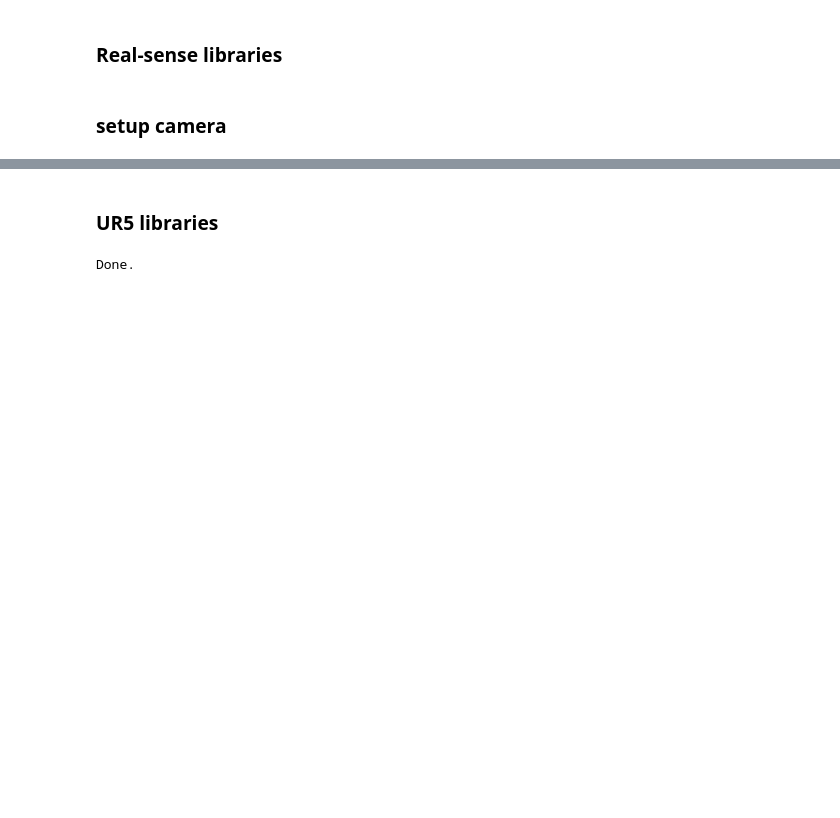
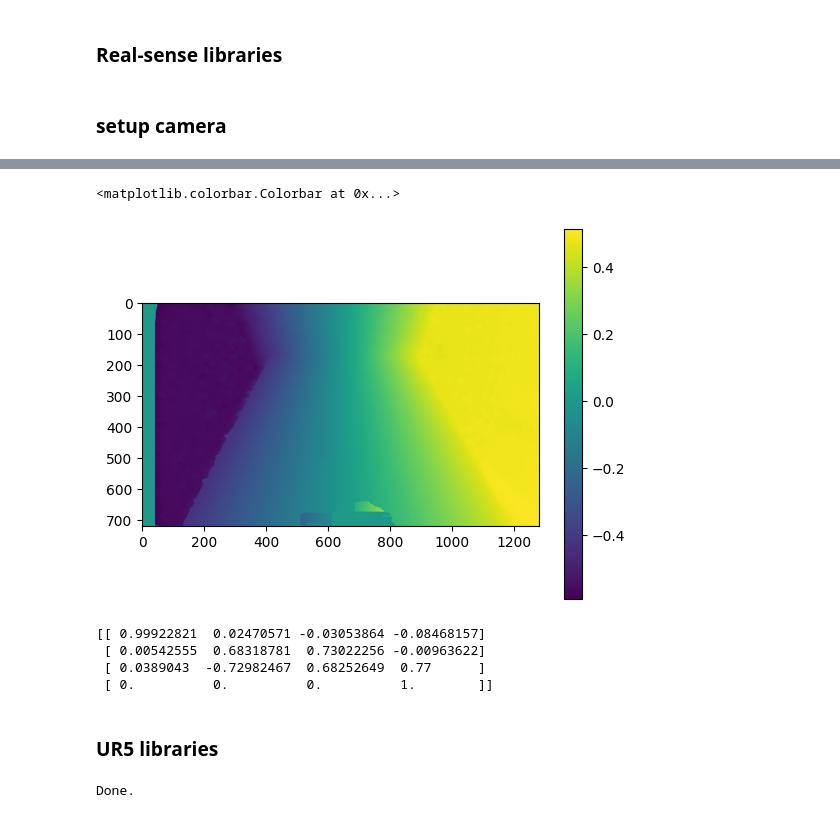
Before and after one commit to park-sangbeom/rgbd-camera-usage, a Jupyter notebook: realsense/demo/09_03_calibration.ipynb, the cells around one changed output, grey strips where cells are left out. Cells and saved outputs as stored; diff of their text form; code cells hidden in the pictures; blank space fills up the shorter version.

```diff
--- a/realsense/demo/09_03_calibration.ipynb
+++ b/realsense/demo/09_03_calibration.ipynb
@@ -178,2 +400,8 @@ RuntimeError: Couldn't resolve requests
+# %%
+plt.imshow(img_xyz_clipped_filled[:,:,1])
+plt.colorbar()
+# %% [output]
+<matplotlib.colorbar.Colorbar at 0x...>
+[figure, added]
 # %%
 img_copy = copy.deepcopy(color_image)
@@ -181,3 +409,10 @@ get_apriltag_pose(img_copy, depth_image_unfilled, intrinsic_matrix=intrinsic_mat
+# %%
+print(T_tag)
+# %% [output]
+[[ 0.99922821  0.02470571 -0.03053864 -0.08468157]
+ [ 0.00542555  0.68318781  0.73022256 -0.00963622]
+ [ 0.0389043  -0.72982467  0.68252649  0.77      ]
+ [ 0.          0.          0.          1.        ]]
 # %% [markdown]
 ### UR5 libraries
 # %%
```
Also changed, not shown: parts of 29 cells of this notebook, 3 other files.
